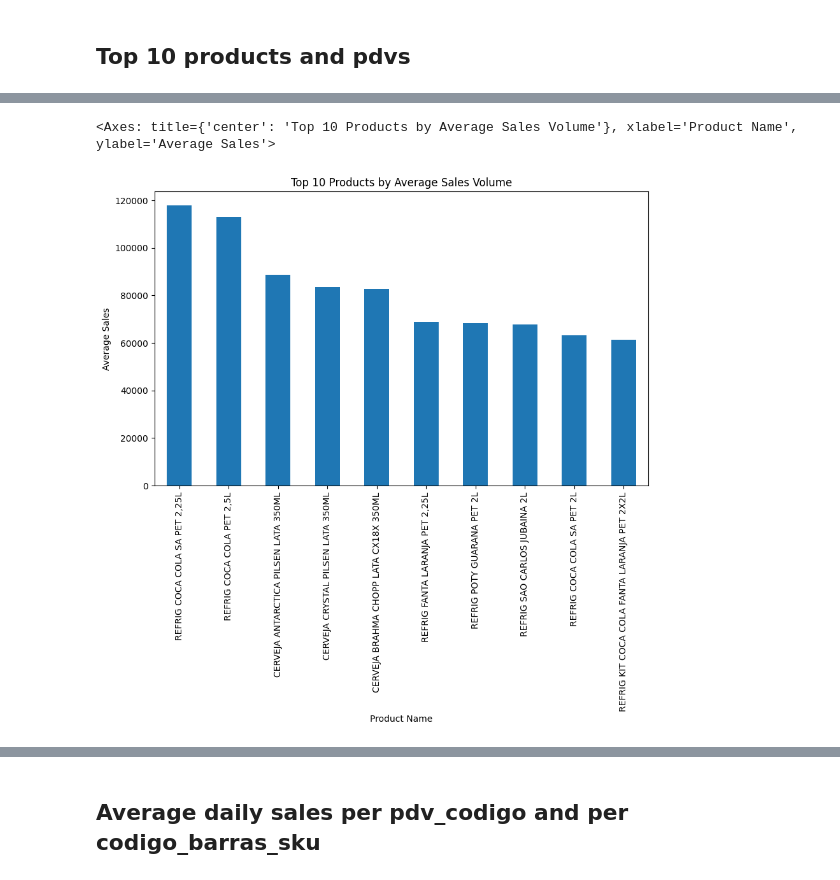
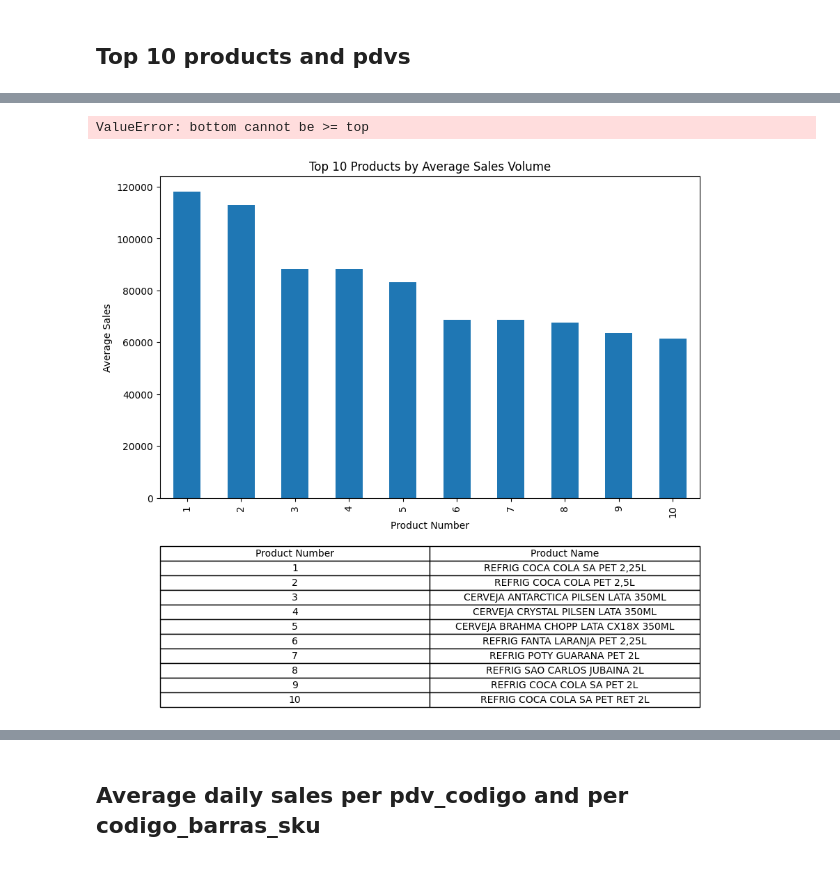
Before and after one commit to SantiagoRomanoOddone/MasterThesis, a Jupyter notebook: features/data_exploration.ipynb, the cells around one changed output, grey strips where cells are left out. Cells and saved outputs as stored; diff of their text form; code cells hidden in the pictures.

```diff
--- a/features/data_exploration.ipynb
+++ b/features/data_exploration.ipynb
@@ -177,10 +207,49 @@ Name: cant_vta, dtype: float64
+# %%
+# Group the data by product name and calculate the mean sales
+top_products = data.groupby('nombre_sku')['cant_vta'].mean().nlargest(10)
+
+# Create a mapping from product number to product name
+product_mapping = {i + 1: name for i, name in enumerate(top_products.index)}
+
+# Replace product names with product numbers for the x-axis
+top_products.index = [str(i + 1) for i in range(len(top_products))]
+
+# Create the bar chart
+fig, ax = plt.subplots(figsize=(10, 6))
+top_products.plot(
+    kind='bar',
+    ax=ax,
+    title='Top 10 Products by Average Sales Volume',
+    xlabel='Product Number',
+    ylabel='Average Sales'
+)
+
+# Create the table with a bigger height in bbox
+table_data = [[num, name] for num, name in product_mapping.items()]
+table = plt.table(
+    cellText=table_data,
+    colLabels=['Product Number', 'Product Name'],
+    loc='bottom',
+    cellLoc='center',
+    bbox=[0.0, -0.65, 1, 0.5]  # Increased height from 0.4 -> 0.5 and moved lower
+)
+
+# Adjust layout
+plt.subplots_adjust(bottom=1.3)  # Increase bottom margin a little more
+
+# Adjust table font size
+table.auto_set_font_size(False)
+table.set_fontsize(12)  # Slightly bigger font
+table.auto_set_column_width([0, 1])
+
+plt.show()
+# %% [output]
+ValueError: bottom cannot be >= top
+[figure, added]
 # %%
-data.groupby('nombre_sku')['cant_vta'].mean().nlargest(10).plot(
-    kind='bar',
-    title='Top 10 Products by Average Sales Volume',
-    xlabel='Product Name',
-    ylabel='Average Sales',
-    figsize=(10, 6))
+# data.groupby('nombre_sku')['cant_vta'].mean().nlargest(10).plot(
+#     kind='bar',
+#     title='Top 10 Products by Average Sales Volume',
+#     xlabel='Product Name',
+#     ylabel='Average Sales',
+#     figsize=(10, 6))
-# %% [output]
-<Axes: title={'center': 'Top 10 Products by Average Sales Volume'}, xlabel='Product Name', ylabel='Average Sales'>
-[figure, removed]
```
Also changed, not shown: parts of 12 cells of this notebook, 1 other file.
